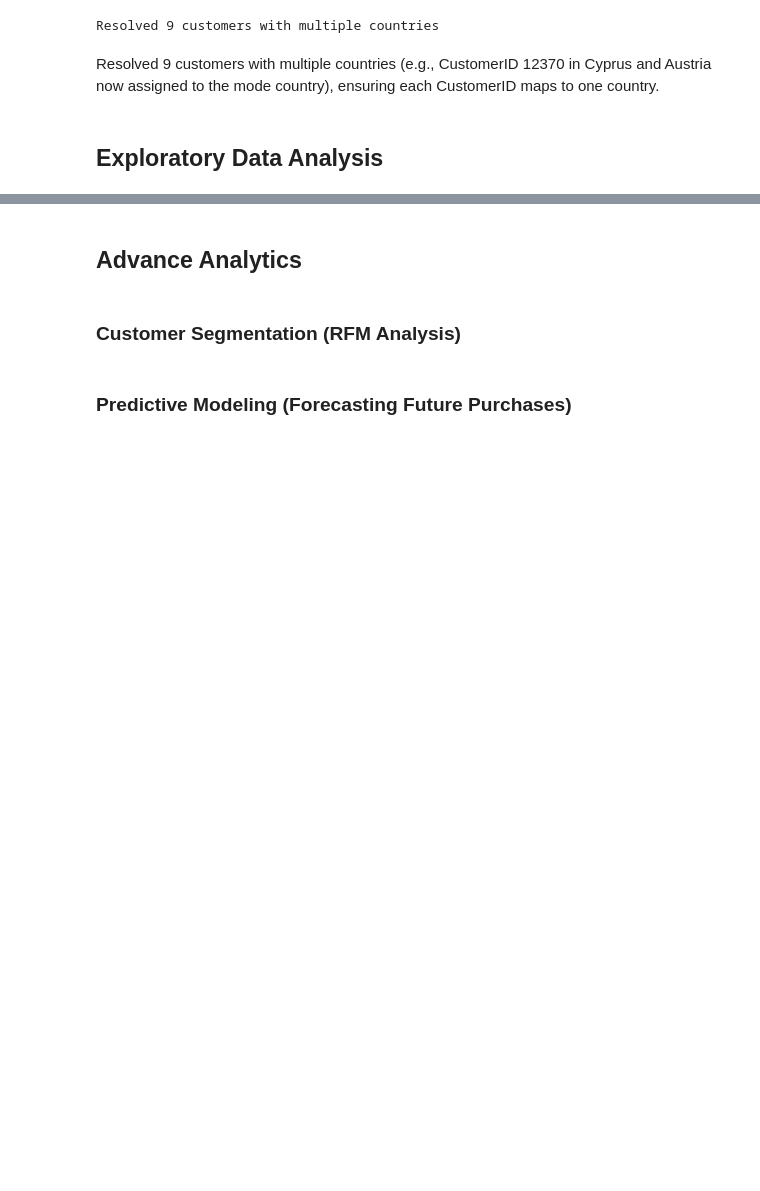
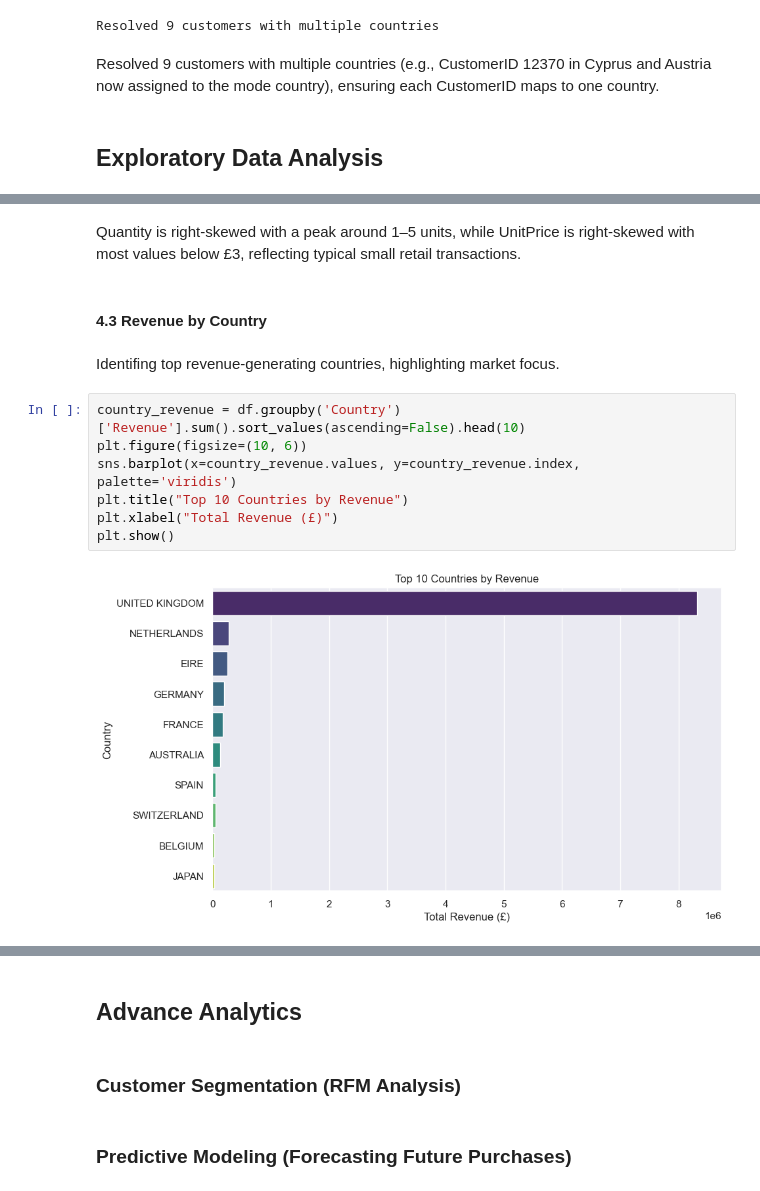
Before and after one commit to mansari40/Data-Mining-Pro-Customersegmentation, a Jupyter notebook: Customer Segmentation.ipynb, the cells around one changed output, grey strips where cells are left out. Drawn from its saved outputs; the diff is of its cells as text; blank space fills up the shorter version.

```diff
--- a/Customer Segmentation.ipynb
+++ b/Customer Segmentation.ipynb
@@ -325,0 +389,15 @@ Resolved 9 customers with multiple countries (e.g., CustomerID 12370 in Cyprus a
+# %% [markdown]
+Quantity is right-skewed with a peak around 1–5 units, while UnitPrice is right-skewed with most values below £3, reflecting typical small retail transactions.
+# %% [markdown]
+#### 4.3 Revenue by Country
+# %% [markdown]
+Identifing top revenue-generating countries, highlighting market focus.
+# %%
+country_revenue = df.groupby('Country')['Revenue'].sum().sort_values(ascending=False).head(10)
+plt.figure(figsize=(10, 6))
+sns.barplot(x=country_revenue.values, y=country_revenue.index, palette='viridis')
+plt.title("Top 10 Countries by Revenue")
+plt.xlabel("Total Revenue (£)")
+plt.show()
+# %% [output]
+[figure, added]
```
Also changed, not shown: parts of 33 cells of this notebook.
